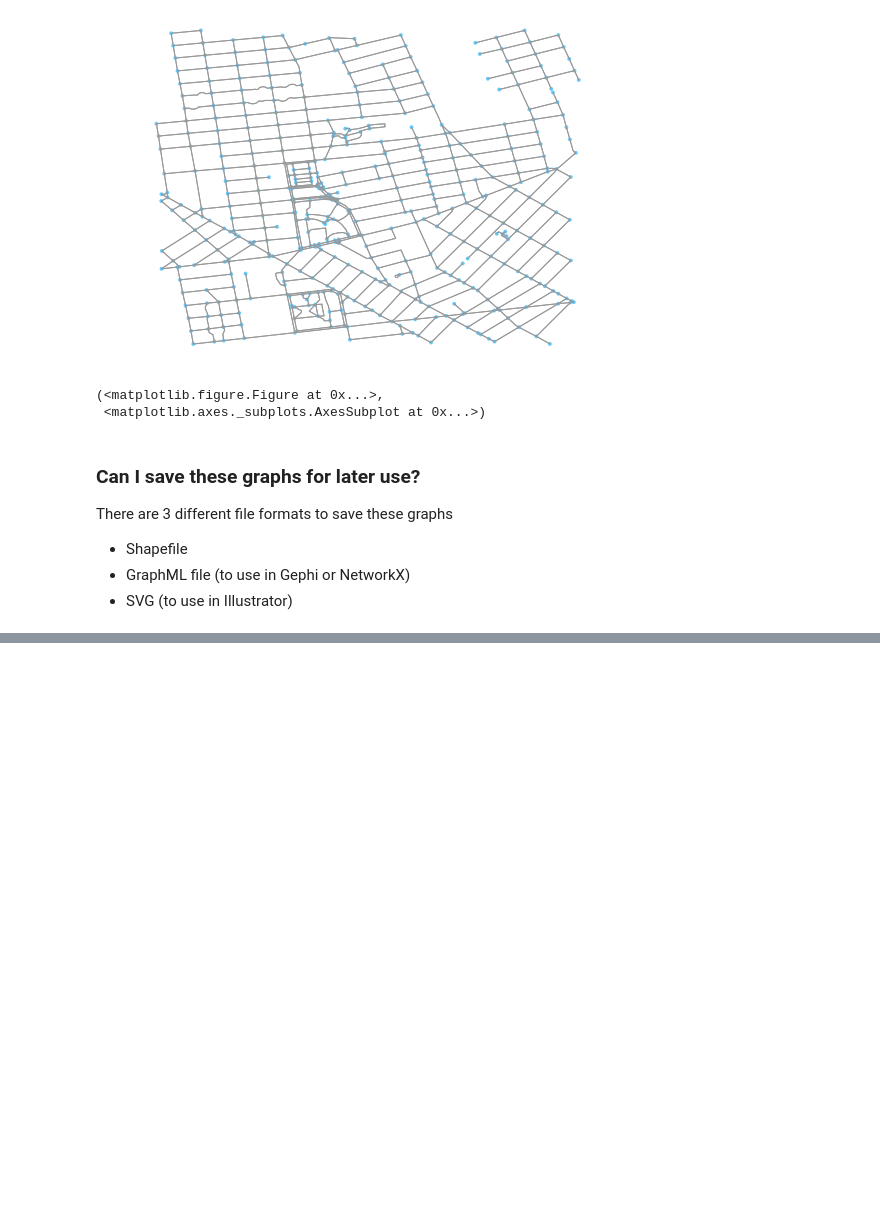
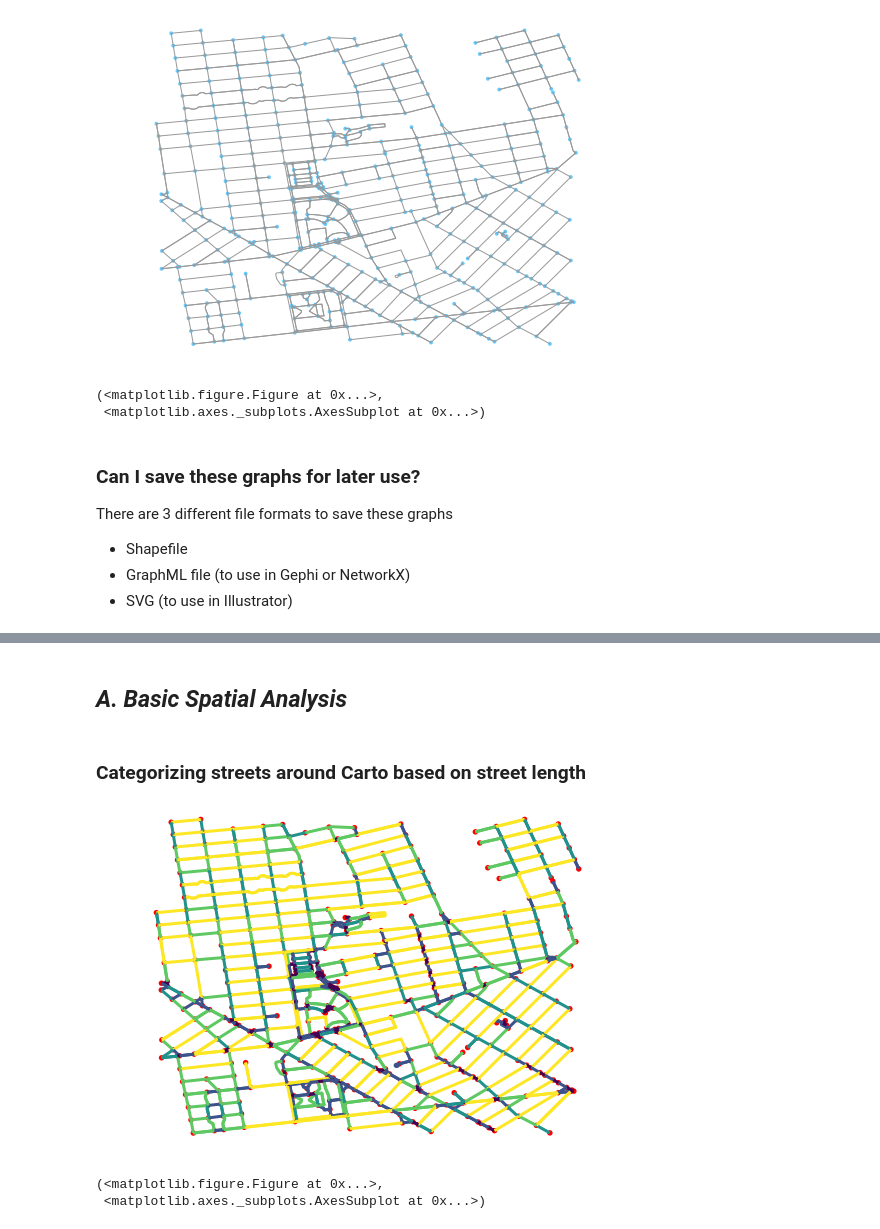
Before and after one commit to ManushiM/CartoCamp_Workshops, a Jupyter notebook: CartoCamp_OSMnx.ipynb, the cells around one changed output, grey strips where cells are left out. Drawn from its saved outputs; the diff is of its cells as text; code cells hidden in the pictures; blank space fills up the shorter version.

```diff
--- a/CartoCamp_OSMnx.ipynb
+++ b/CartoCamp_OSMnx.ipynb
@@ -78,5 +85,5 @@ ox.plot_graph(G2)
 # %%
-G3 = ox.graph_from_point((40.704667, -73.936701), distance=1000, network_type='walk')
+G3 = ox.graph_from_point((40.704667, -73.936701), distance=1000)
 ox.plot_graph(G3)
 # %% [output]
 [figure]
@@ -91,0 +105,11 @@ There are 3 different file formats to save these graphs
+# %% [markdown]
+## *A. Basic Spatial Analysis*
+# %% [markdown]
+### Categorizing streets around Carto based on street length
+# %%
+color = ox.get_edge_colors_by_attr(G3, attr='length')
+ox.plot_graph(G3, edge_color=color, node_color='r', node_size=30, edge_linewidth=3)
+# %% [output]
+[figure, added]
+(<matplotlib.figure.Figure at 0x...>,
+ <matplotlib.axes._subplots.AxesSubplot at 0x...>)
```
Also changed, not shown: parts of 34 cells of this notebook.
